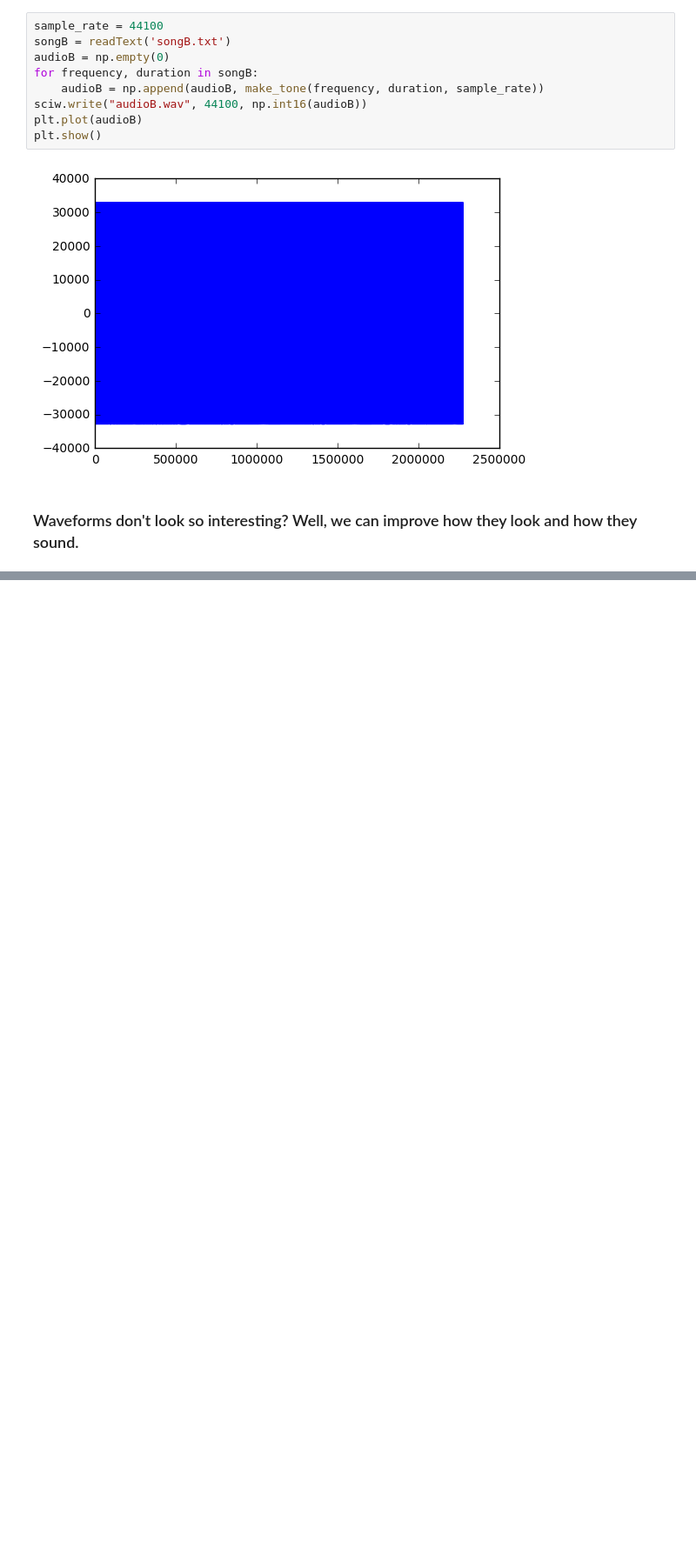
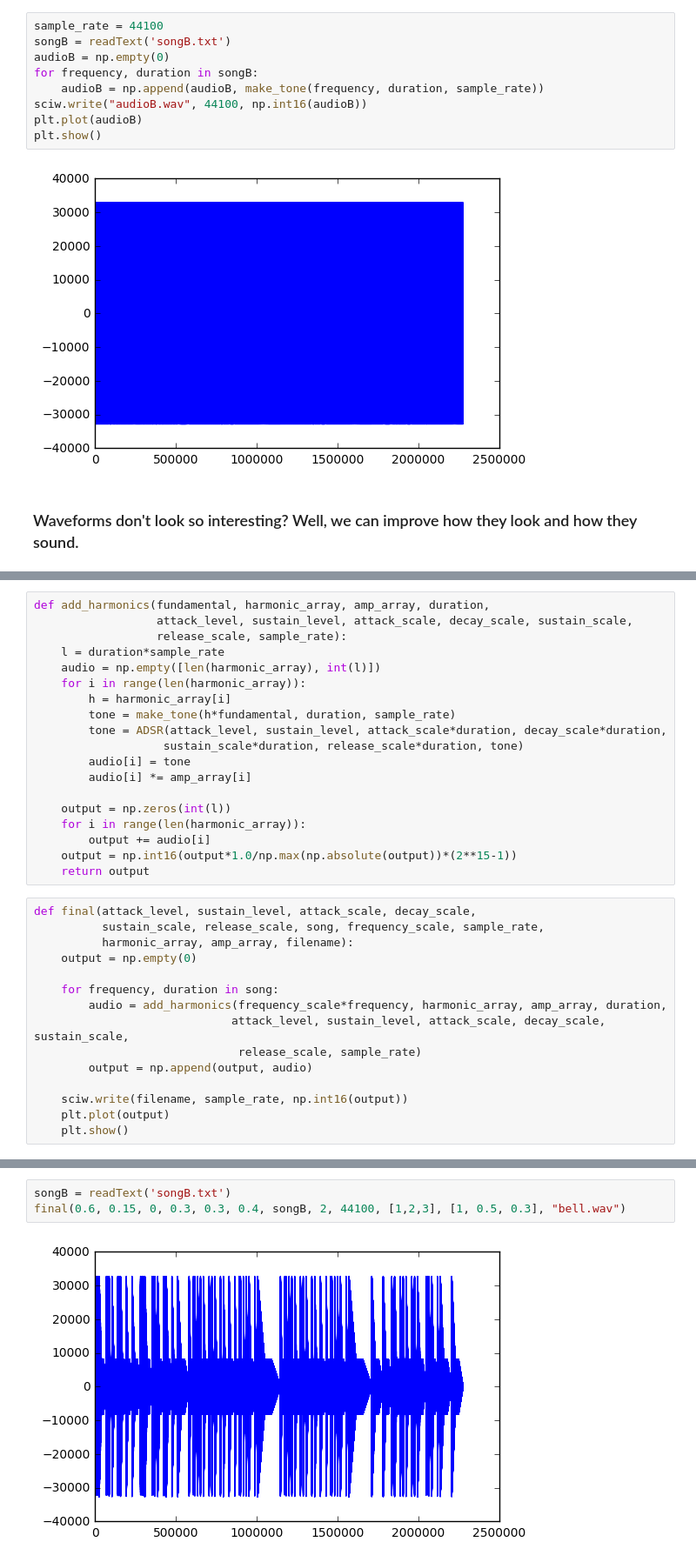
Before and after one commit to KrnTneja/MusicSynth, a Jupyter notebook: Music Synthesis with FS.ipynb, the cells around one changed output, grey strips where cells are left out. Shown at 87% size. Drawn from its saved outputs; the diff is of its cells as text; blank space fills up the shorter version.

```diff
--- a/Music Synthesis with FS.ipynb
+++ b/Music Synthesis with FS.ipynb
@@ -101,0 +108,34 @@ plt.show()
+# %%
+def add_harmonics(fundamental, harmonic_array, amp_array, duration,
+                  attack_level, sustain_level, attack_scale, decay_scale, sustain_scale,
+                  release_scale, sample_rate):
+    l = duration*sample_rate
+    audio = np.empty([len(harmonic_array), int(l)])
+    for i in range(len(harmonic_array)):
+        h = harmonic_array[i]
+        tone = make_tone(h*fundamental, duration, sample_rate)
+        tone = ADSR(attack_level, sustain_level, attack_scale*duration, decay_scale*duration,
+                   sustain_scale*duration, release_scale*duration, tone)
+        audio[i] = tone
+        audio[i] *= amp_array[i]
+
+    output = np.zeros(int(l))
+    for i in range(len(harmonic_array)):
+        output += audio[i]
+    output = np.int16(output*1.0/np.max(np.absolute(output))*(2**15-1))
+    return output
+# %%
+def final(attack_level, sustain_level, attack_scale, decay_scale,
+          sustain_scale, release_scale, song, frequency_scale, sample_rate,
+          harmonic_array, amp_array, filename):
+    output = np.empty(0)
+
+    for frequency, duration in song:
+        audio = add_harmonics(frequency_scale*frequency, harmonic_array, amp_array, duration,
+                             attack_level, sustain_level, attack_scale, decay_scale, sustain_scale,
+                              release_scale, sample_rate)
+        output = np.append(output, audio)
+
+    sciw.write(filename, sample_rate, np.int16(output))
+    plt.plot(output)
+    plt.show()
@@ -101,0 +150,5 @@ plt.show()
+# %%
+songB = readText('songB.txt')
+final(0.6, 0.15, 0, 0.3, 0.3, 0.4, songB, 2, 44100, [1,2,3], [1, 0.5, 0.3], "bell.wav")
+# %% [output]
+[figure, added]
```
Also changed, not shown: parts of 9 cells of this notebook.
